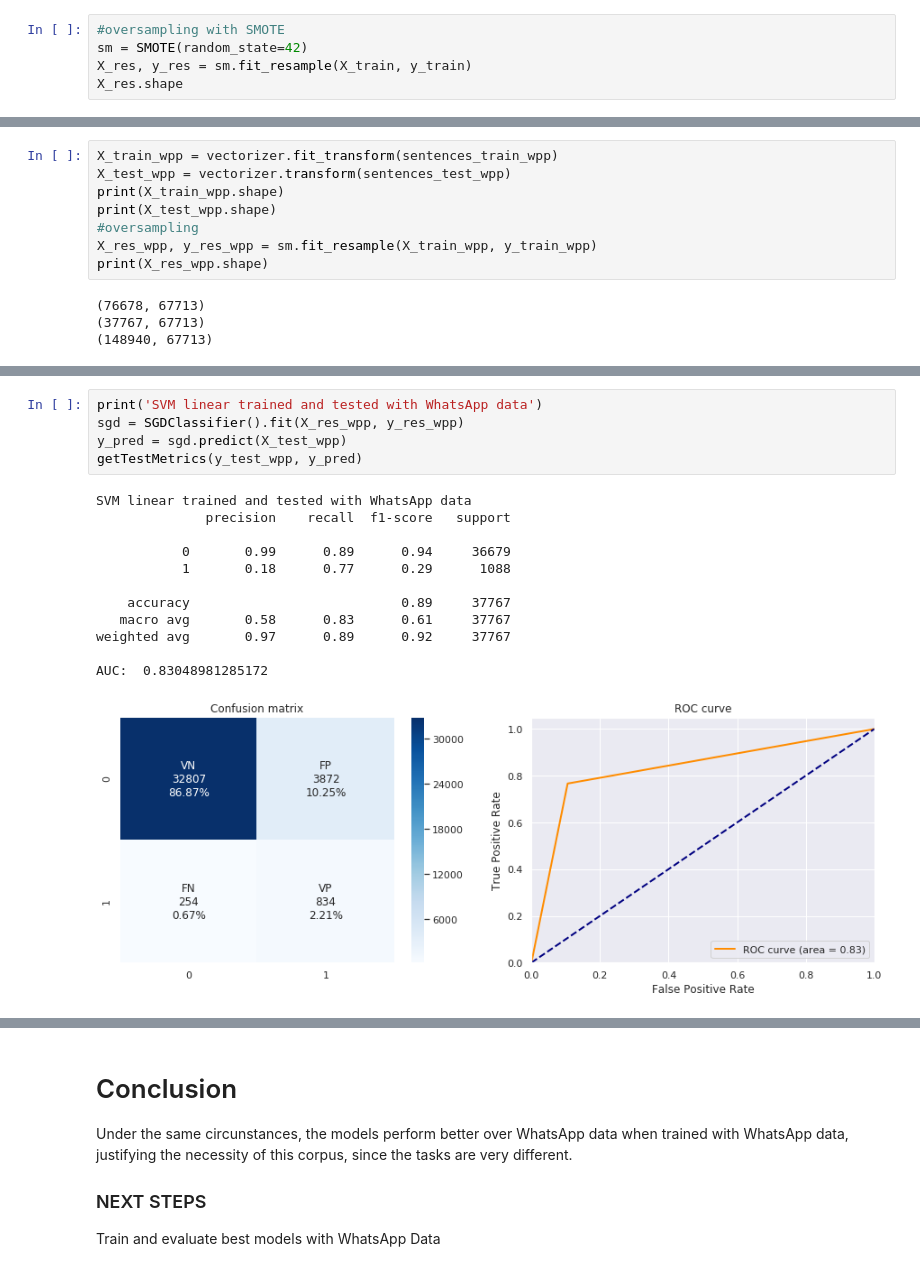
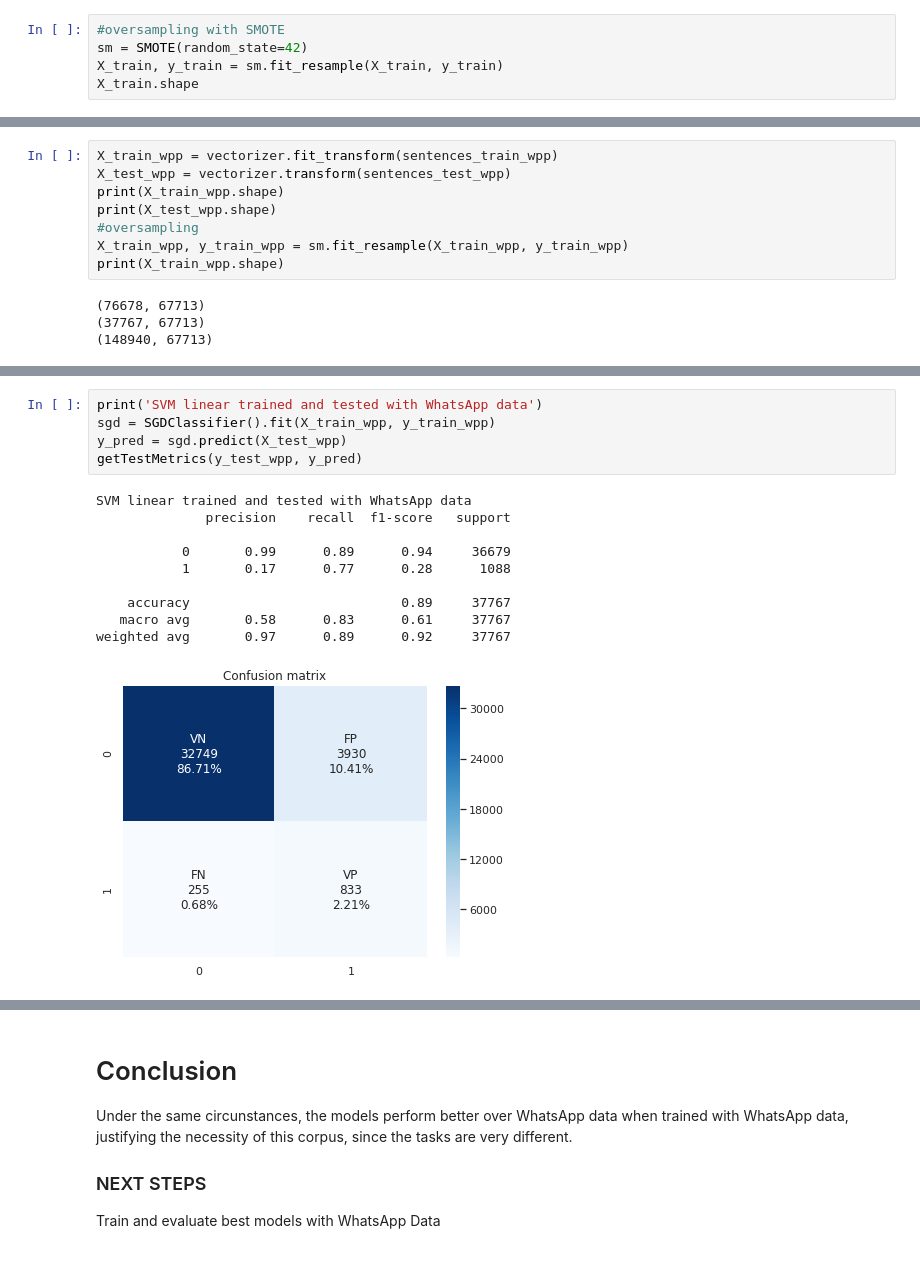
Before and after one commit to cabrau/FakeWhatsApp.Br, a Jupyter notebook: compare corpora.ipynb, the cells around one changed output, grey strips where cells are left out. Drawn from its saved outputs; the diff is of its cells as text.

```diff
--- a/compare corpora.ipynb
+++ b/compare corpora.ipynb
@@ -365,8 +363,8 @@ AUC:  0.625
 # %%
 #oversampling with SMOTE
 sm = SMOTE(random_state=42)
-X_res, y_res = sm.fit_resample(X_train, y_train)
-X_res.shape
+X_train, y_train = sm.fit_resample(X_train, y_train)
+X_train.shape
 # %% [output]
 (376, 2411)
 # %%
@@ -513,8 +518,8 @@ X_test_wpp = vectorizer.transform(sentences_test_wpp)
 print(X_train_wpp.shape)
 print(X_test_wpp.shape)
 #oversampling
-X_res_wpp, y_res_wpp = sm.fit_resample(X_train_wpp, y_train_wpp)
-print(X_res_wpp.shape)
+X_train_wpp, y_train_wpp = sm.fit_resample(X_train_wpp, y_train_wpp)
+print(X_train_wpp.shape)
 # %% [output]
 (76678, 67713)
 (37767, 67713)
@@ -547,20 +553,18 @@ AUC:  0.8386916705223217
 # %%
 print('SVM linear trained and tested with WhatsApp data')
-sgd = SGDClassifier().fit(X_res_wpp, y_res_wpp)
+sgd = SGDClassifier().fit(X_train_wpp, y_train_wpp)
 y_pred = sgd.predict(X_test_wpp)
 getTestMetrics(y_test_wpp, y_pred)
 # %% [output]
 SVM linear trained and tested with WhatsApp data
               precision    recall  f1-score   support
 
            0       0.99      0.89      0.94     36679
-           1       0.18      0.77      0.29      1088
+           1       0.17      0.77      0.28      1088
 
     accuracy                           0.89     37767
    macro avg       0.58      0.83      0.61     37767
 weighted avg       0.97      0.89      0.92     37767
-
-AUC:  0.83048981285172
-[figure, old version]
+[figure, new version]
 # %%
 print('Naive-Bayes trained and tested with WhatsApp data')
```
Also changed, not shown: parts of 12 cells of this notebook.
